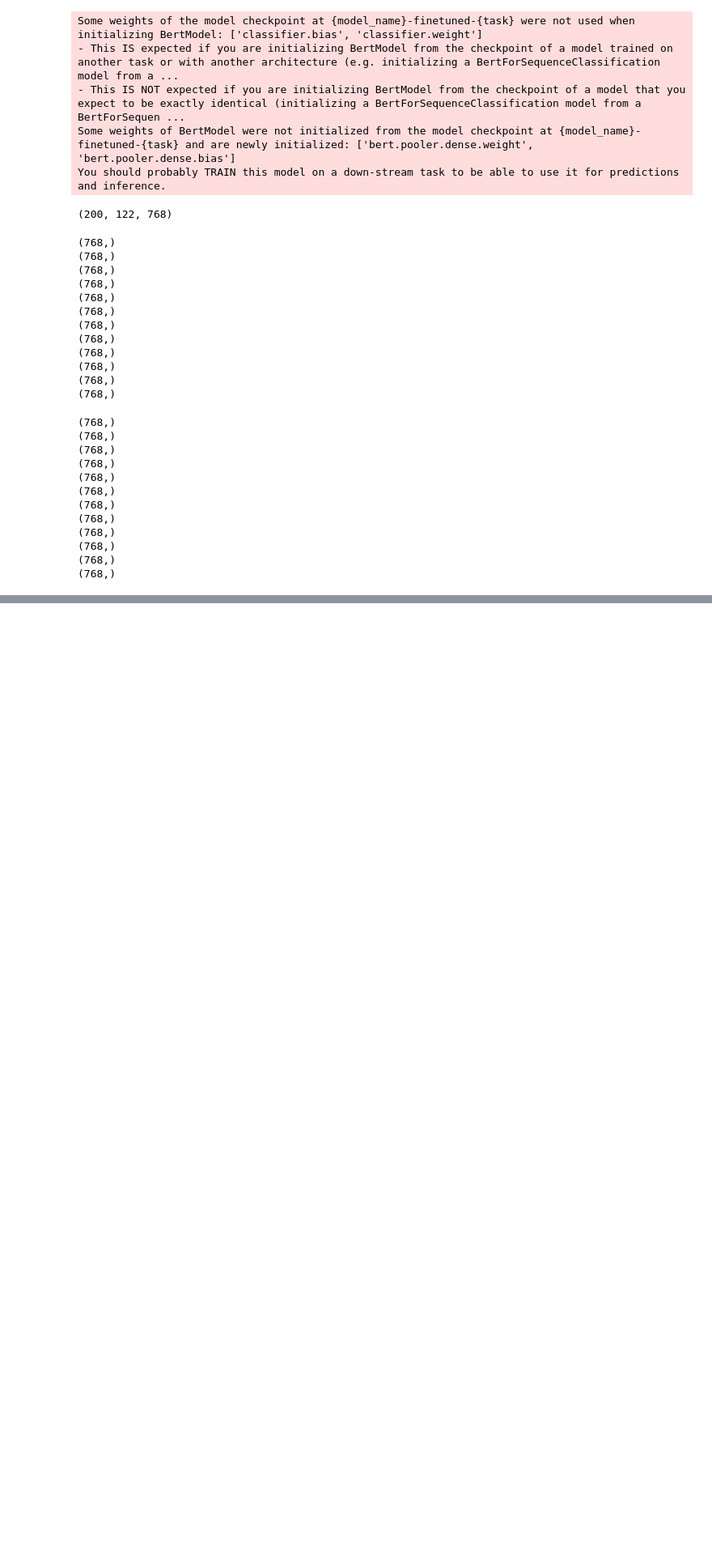
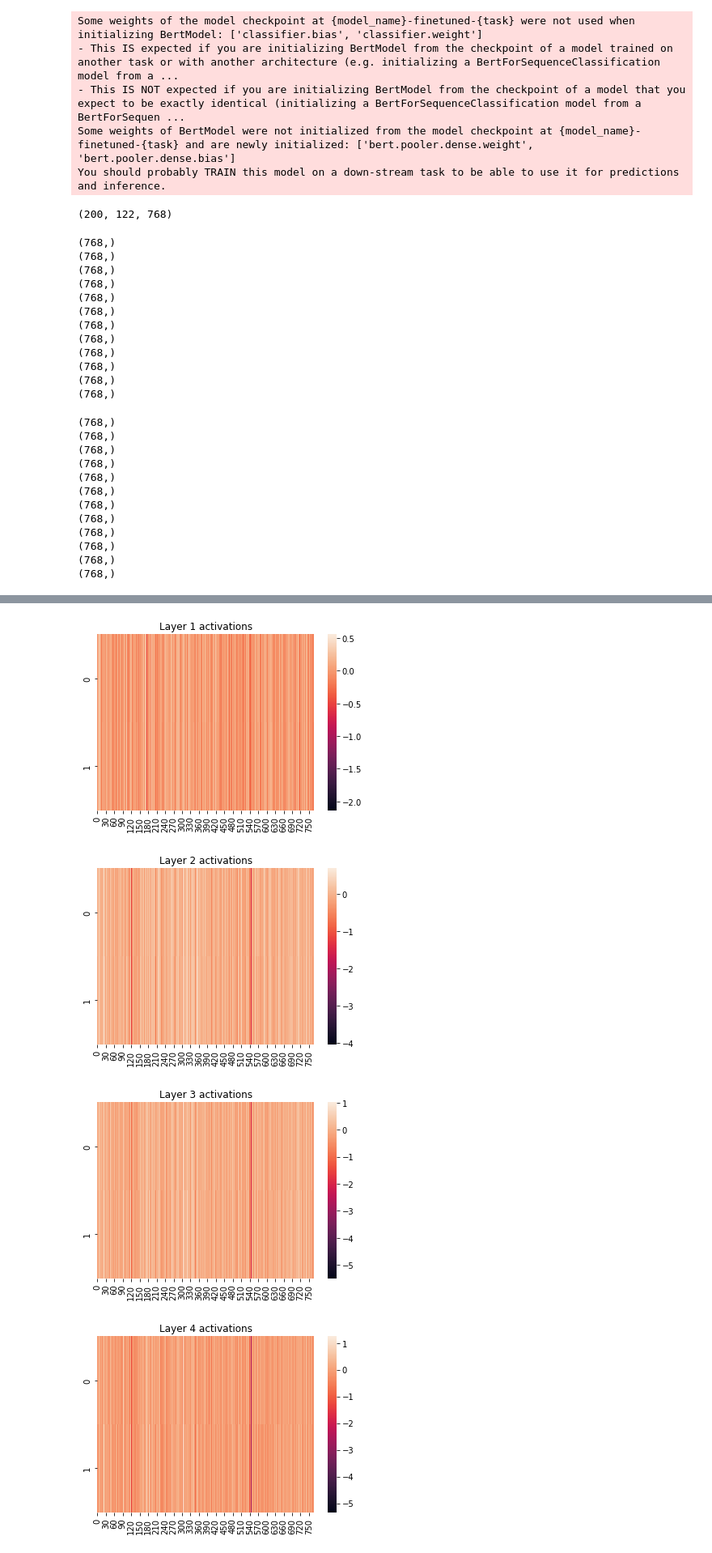
Before and after one commit to ymtao5219/surgical_fine_tuning, a Jupyter notebook: POS_Tagging_with_heatmaps.ipynb, the cells around one changed output, grey strips where cells are left out. Shown at 81% size. Cells and saved outputs as stored; diff of their text form; code cells hidden in the pictures; blank space fills up the shorter version.

Commit message:
Adding heatmaps

```diff
--- a/POS_Tagging_with_heatmaps.ipynb
+++ b/POS_Tagging_with_heatmaps.ipynb
@@ -583,0 +621,14 @@ for i in range(len(layer_embs_finetuned)):
+# %%
+
+# Load the finetuned model
+model_checkpoint_finetuned = "{model_name}-finetuned-{task}"
+model_finetuned = AutoModel.from_pretrained(model_checkpoint_finetuned, output_hidden_states=True)
+tokenizer_finetuned = AutoTokenizer.from_pretrained(model_checkpoint)
+layer_embs_finetuned = []
+cls_emb_finetuned = NeuronExtractor(model_finetuned, tokenizer_finetuned, is_split_into_words=True).extract_cls(data["with_proper_noun"])
+for layer_num in range(1,13):
+
+  layer_emb_finetuned = NeuronExtractor(model_finetuned, tokenizer_finetuned, is_split_into_words=True).extract_layer(data["with_proper_noun"], layer_num)
+  layer_embs_finetuned.append(layer_emb_finetuned)
+# cls_emb_finetuned = NeuronExtractor(model_finetuned, tokenizer_finetuned).extract_cls(dataset1["sentence"])
+# layer1_emb_finetuned = NeuronExtractor(model_finetuned, tokenizer_finetuned).extract_layer(dataset1["sentence"], 2)
@@ -583,0 +641,36 @@ for i in range(len(layer_embs_finetuned)):
+# %%
+for i in range(len(layer_embs_pretrained)):
+  layer_embs_pretrained[i] = np.mean(layer_embs_pretrained[i], axis = 0)
+  layer_embs_pretrained[i] = np.mean(layer_embs_pretrained[i], axis = 0)
+  # print(layer_embs_pretrained[i].shape)
+
+for i in range(len(layer_embs_finetuned)):
+  layer_embs_finetuned[i] = np.mean(layer_embs_finetuned[i], axis = 0)
+  layer_embs_finetuned[i] = np.mean(layer_embs_finetuned[i], axis = 0)
+  # print(layer_embs_finetuned[i].shape)
+# %%
+import seaborn as sns
+import pandas as pd
+import numpy as np
+import matplotlib.pyplot as plt
+
+# Generate some example data
+for i in range(len(layer_embs_finetuned)):
+  lis = [layer_embs_pretrained[i], layer_embs_finetuned[i]]
+  # print(data.shape)
+  data = pd.DataFrame(lis)
+
+  # Create the heatmap using seaborn
+  sns.heatmap(data)
+
+  # Show the plot
+  plt.title("Layer " + str(i+1) + " activations")
+  plt.show()
+
+# sns.heatmap(cls_emb_finetuned)
+# plt.show()
+# %% [output]
+[figure, added]
+[figure, added]
+[figure, added]
+[figure, added]
```
Also changed, not shown: parts of 14 cells of this notebook, 1 other file.
